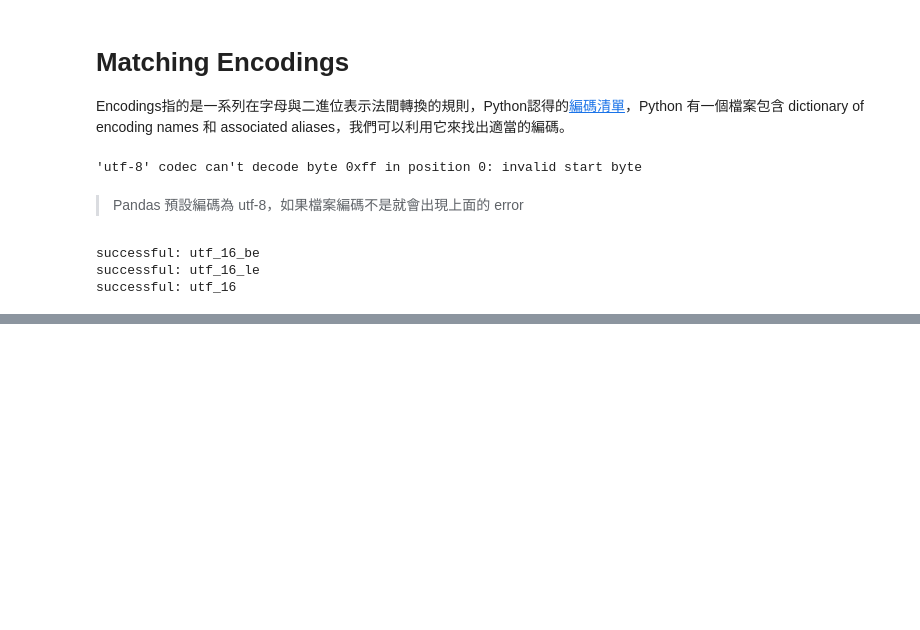
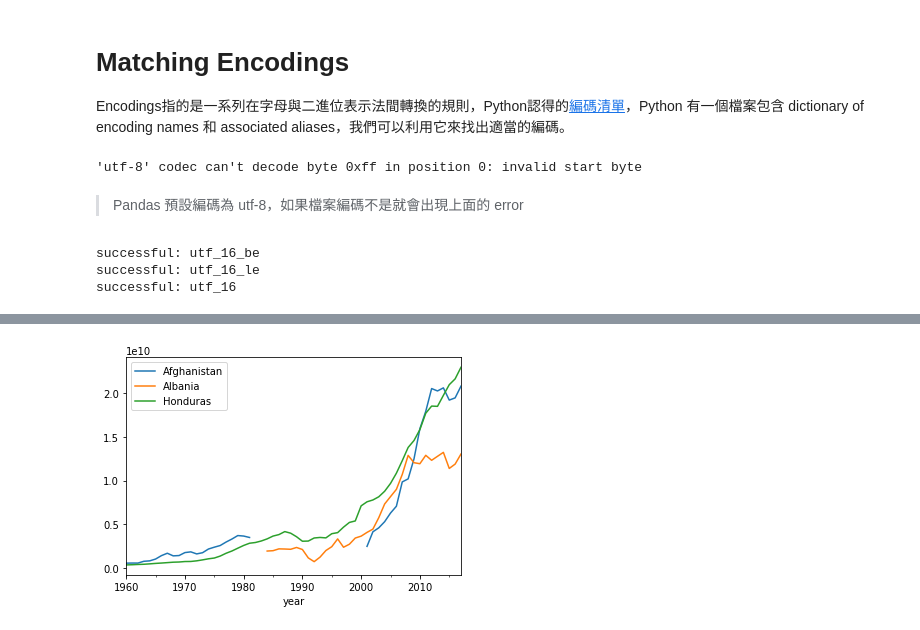
Before and after one commit to eatPizza311/Udacity-DSND, a Jupyter notebook: L3-Data Engineering/1.ETL pipline/Transform/ETL_Transform.ipynb, the cells around one changed output, grey strips where cells are left out. Cells and saved outputs as stored; diff of their text form; code cells hidden in the pictures; blank space fills up the shorter version.

```diff
--- a/L3-Data Engineering/1.ETL pipline/Transform/ETL_Transform.ipynb
+++ b/L3-Data Engineering/1.ETL pipline/Transform/ETL_Transform.ipynb
@@ -460,0 +464,4 @@ successful: utf_16
+# %%
+df_gdp = pd.read_csv('../data/gdp_data.csv', skiprows=4)
+df_gdp.drop('Unnamed: 62', axis=1, inplace=True)
+df_gdp.head()
@@ -460,0 +497,23 @@ successful: utf_16
+# %%
+# put the data set into long form instead of wide
+df_melt = pd.melt(df_gdp, id_vars=['Country Name', 'Country Code', 'Indicator Name', 'Indicator Code'],
+                  var_name='year',
+                  value_name='GDP')
+
+# convert year to a date time
+df_melt['year'] = pd.to_datetime(df_melt['year'])
+
+def plot_results(column_name):
+    # plot the results for Afghanistan, Albania, and Honduras
+    fig, ax = plt.subplots()
+    countries = ['Afghanistan', 'Albania', 'Honduras']
+
+    df_melt[df_melt['Country Name'].isin(countries)].groupby('Country Name').plot('year',
+                                                                                  column_name,
+                                                                                  legend=True,
+                                                                                  ax=ax)
+    ax.legend(labels=countries)
+
+plot_results('GDP')
+# %% [output]
+[figure, added]
```
Also changed, not shown: parts of 14 cells of this notebook.
